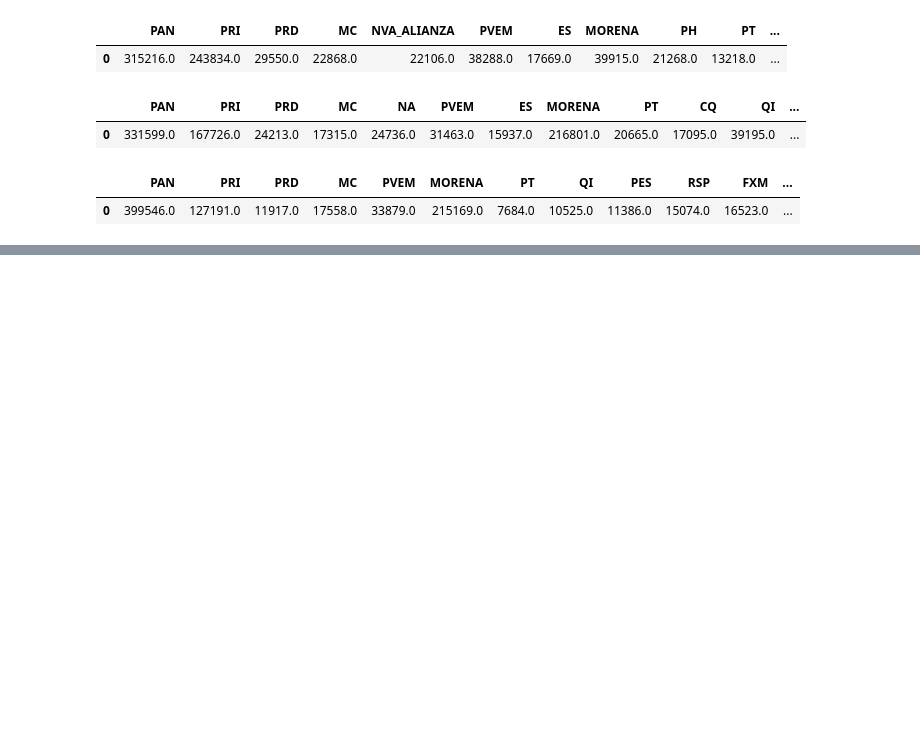
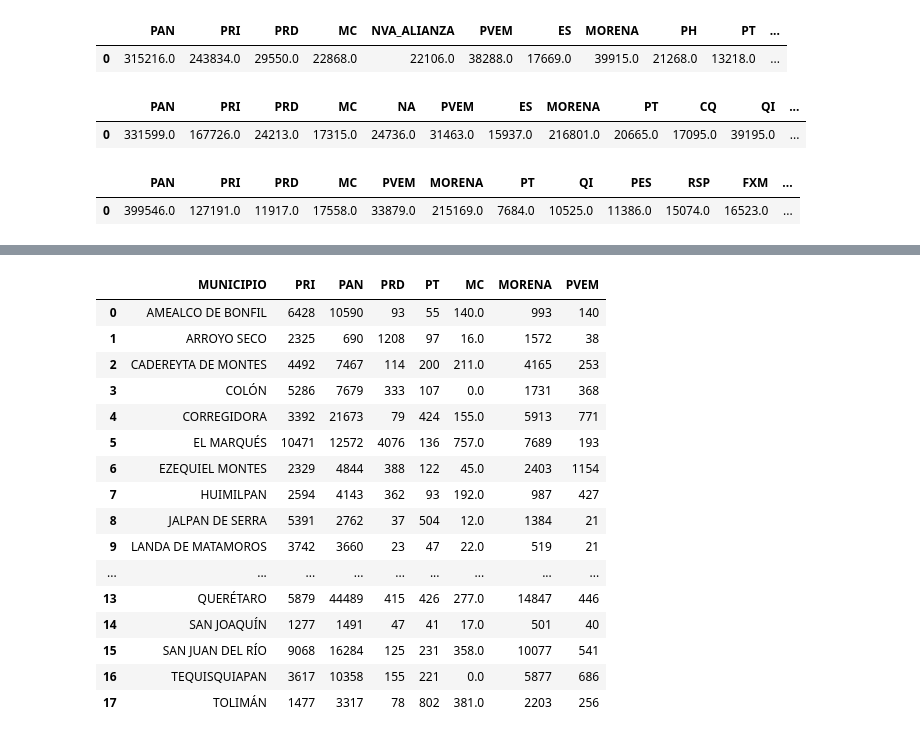
Before and after one commit to fitomx19/BIGDATA, a Jupyter notebook: PRACTICA_2/EXPLORACION.ipynb, the cells around one changed output, grey strips where cells are left out. Cells and saved outputs as stored; diff of their text form; code cells hidden in the pictures; blank space fills up the shorter version.

```diff
--- a/PRACTICA_2/EXPLORACION.ipynb
+++ b/PRACTICA_2/EXPLORACION.ipynb
@@ -972,0 +990,9 @@ plt.show()
+# %%
+
+votos2018PRI = dataset_2018.groupby(['MUNICIPIO', 'PRI'])['TOTAL_VOTOS'].sum().reset_index()
+votos2018PAN = dataset_2018.groupby(['MUNICIPIO', 'PAN'])['TOTAL_VOTOS'].sum().reset_index()
+votos2018PRD = dataset_2018.groupby(['MUNICIPIO', 'PRD'])['TOTAL_VOTOS'].sum().reset_index()
+votos2018PT = dataset_2018.groupby(['MUNICIPIO', 'PT'])['TOTAL_VOTOS'].sum().reset_index()
+votos2018MC = dataset_2018.groupby(['MUNICIPIO', 'MC'])['TOTAL_VOTOS'].sum().reset_index()
+votos2018MORENA = dataset_2018.groupby(['MUNICIPIO', 'MORENA'])['TOTAL_VOTOS'].sum().reset_index()
+votos2018PVEM = dataset_2018.groupby(['MUNICIPIO', 'PVEM'])['TOTAL_VOTOS'].sum().reset_index()
@@ -972,0 +1024,16 @@ plt.show()
+# %%
+
+votos2018PRI['PRI'] = votos2018PRI.groupby(['MUNICIPIO'])['PRI'].transform('sum')
+votos2018PRI = votos2018PRI.drop_duplicates(subset=['MUNICIPIO'])
+votos2018PAN['PAN'] = votos2018PAN.groupby(['MUNICIPIO'])['PAN'].transform('sum')
+votos2018PAN = votos2018PAN.drop_duplicates(subset=['MUNICIPIO'])
+votos2018PRD['PRD'] = votos2018PRD.groupby(['MUNICIPIO'])['PRD'].transform('sum')
+votos2018PRD = votos2018PRD.drop_duplicates(subset=['MUNICIPIO'])
+votos2018PT['PT'] = votos2018PT.groupby(['MUNICIPIO'])['PT'].transform('sum')
+votos2018PT = votos2018PT.drop_duplicates(subset=['MUNICIPIO'])
+votos2018MC['MC'] = votos2018MC.groupby(['MUNICIPIO'])['MC'].transform('sum')
+votos2018MC = votos2018MC.drop_duplicates(subset=['MUNICIPIO'])
+votos2018MORENA['MORENA'] = votos2018MORENA.groupby(['MUNICIPIO'])['MORENA'].transform('sum')
+votos2018MORENA = votos2018MORENA.drop_duplicates(subset=['MUNICIPIO'])
+votos2018PVEM['PVEM'] = votos2018PVEM.groupby(['MUNICIPIO'])['PVEM'].transform('sum')
+votos2018PVEM = votos2018PVEM.drop_duplicates(subset=['MUNICIPIO'])
@@ -972,0 +1135,20 @@ plt.show()
+# %%
+resultados_totales_2018
+# %% [output]
+|  | MUNICIPIO | PRI | PAN | PRD | PT | MC | MORENA | PVEM |
+| 0 | AMEALCO DE BONFIL | 6428 | 10590 | 93 | 55 | 140.0 | 993 | 140 |
+| 1 | ARROYO SECO | 2325 | 690 | 1208 | 97 | 16.0 | 1572 | 38 |
+| 2 | CADEREYTA DE MONTES | 4492 | 7467 | 114 | 200 | 211.0 | 4165 | 253 |
+| 3 | COLÓN | 5286 | 7679 | 333 | 107 | 0.0 | 1731 | 368 |
+| 4 | CORREGIDORA | 3392 | 21673 | 79 | 424 | 155.0 | 5913 | 771 |
+| 5 | EL MARQUÉS | 10471 | 12572 | 4076 | 136 | 757.0 | 7689 | 193 |
+| 6 | EZEQUIEL MONTES | 2329 | 4844 | 388 | 122 | 45.0 | 2403 | 1154 |
+| 7 | HUIMILPAN | 2594 | 4143 | 362 | 93 | 192.0 | 987 | 427 |
+| 8 | JALPAN DE SERRA | 5391 | 2762 | 37 | 504 | 12.0 | 1384 | 21 |
+| 9 | LANDA DE MATAMOROS | 3742 | 3660 | 23 | 47 | 22.0 | 519 | 21 |
+| ... | ... | ... | ... | ... | ... | ... | ... | ... |
+| 13 | QUERÉTARO | 5879 | 44489 | 415 | 426 | 277.0 | 14847 | 446 |
+| 14 | SAN JOAQUÍN | 1277 | 1491 | 47 | 41 | 17.0 | 501 | 40 |
+| 15 | SAN JUAN DEL RÍO | 9068 | 16284 | 125 | 231 | 358.0 | 10077 | 541 |
+| 16 | TEQUISQUIAPAN | 3617 | 10358 | 155 | 221 | 0.0 | 5877 | 686 |
+| 17 | TOLIMÁN | 1477 | 3317 | 78 | 802 | 381.0 | 2203 | 256 |
```
Also changed, not shown: parts of 27 cells of this notebook, 1 other file.
